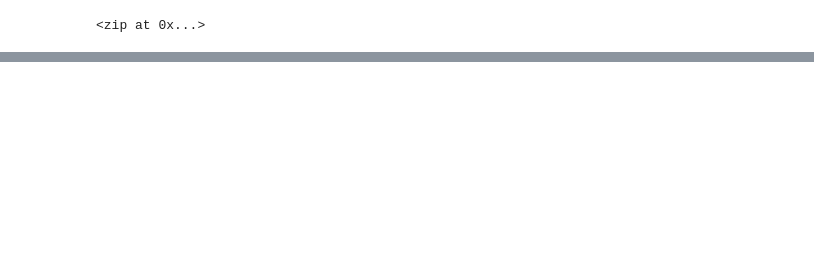
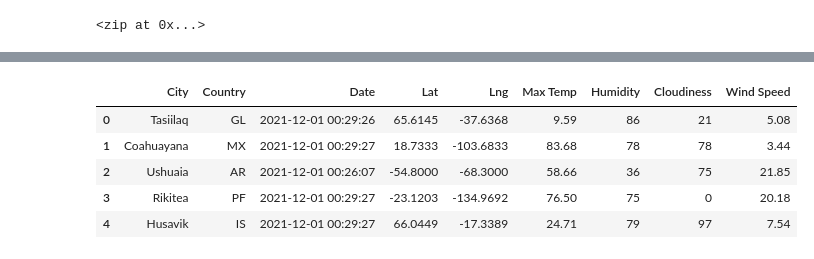
Before and after one commit to catsquared/world_weather_analysis, a Jupyter notebook: WeatherPy.ipynb, the cells around one changed output, grey strips where cells are left out. Cells and saved outputs as stored; diff of their text form; code cells hidden in the pictures; blank space fills up the shorter version.

```diff
--- a/WeatherPy.ipynb
+++ b/WeatherPy.ipynb
@@ -33,0 +159,22 @@ len(cities)
+# %%
+new_column_order = [
+    'City',
+    'Country',
+    'Date',
+    'Lat',
+    'Lng',
+    'Max Temp',
+    'Humidity',
+    'Cloudiness',
+    'Wind Speed'
+]
+# %%
+city_data_df = city_data_df[new_column_order]
+city_data_df.head()
+# %% [output]
+|  | City | Country | Date | Lat | Lng | Max Temp | Humidity | Cloudiness | Wind Speed |
+| 0 | Tasiilaq | GL | 2021-12-01 00:29:26 | 65.6145 | -37.6368 | 9.59 | 86 | 21 | 5.08 |
+| 1 | Coahuayana | MX | 2021-12-01 00:29:27 | 18.7333 | -103.6833 | 83.68 | 78 | 78 | 3.44 |
+| 2 | Ushuaia | AR | 2021-12-01 00:26:07 | -54.8000 | -68.3000 | 58.66 | 36 | 75 | 21.85 |
+| 3 | Rikitea | PF | 2021-12-01 00:29:27 | -23.1203 | -134.9692 | 76.50 | 75 | 0 | 20.18 |
+| 4 | Husavik | IS | 2021-12-01 00:29:27 | 66.0449 | -17.3389 | 24.71 | 79 | 97 | 7.54 |
```
Also changed, not shown: parts of 9 cells of this notebook, 1 other file.
